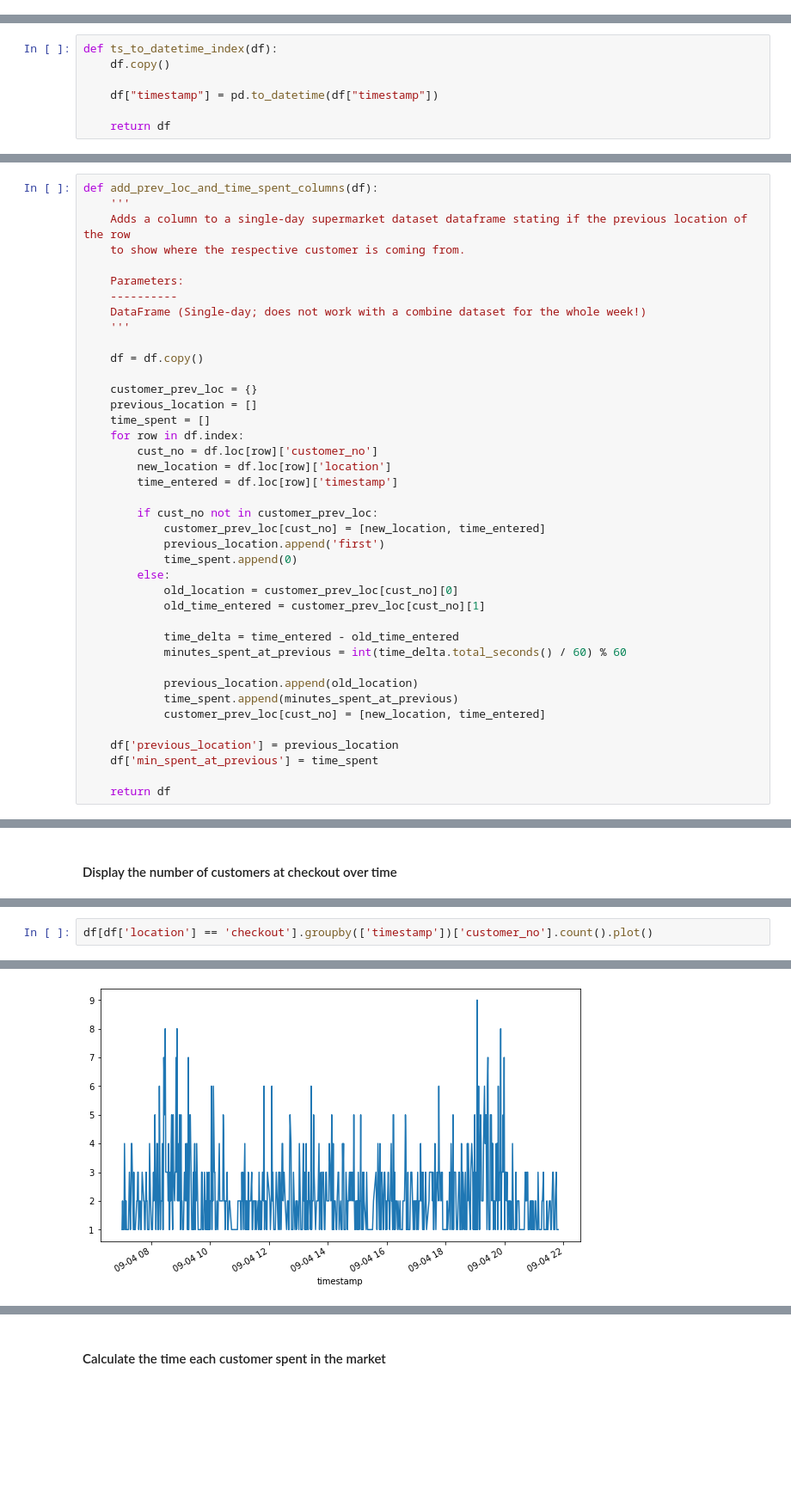
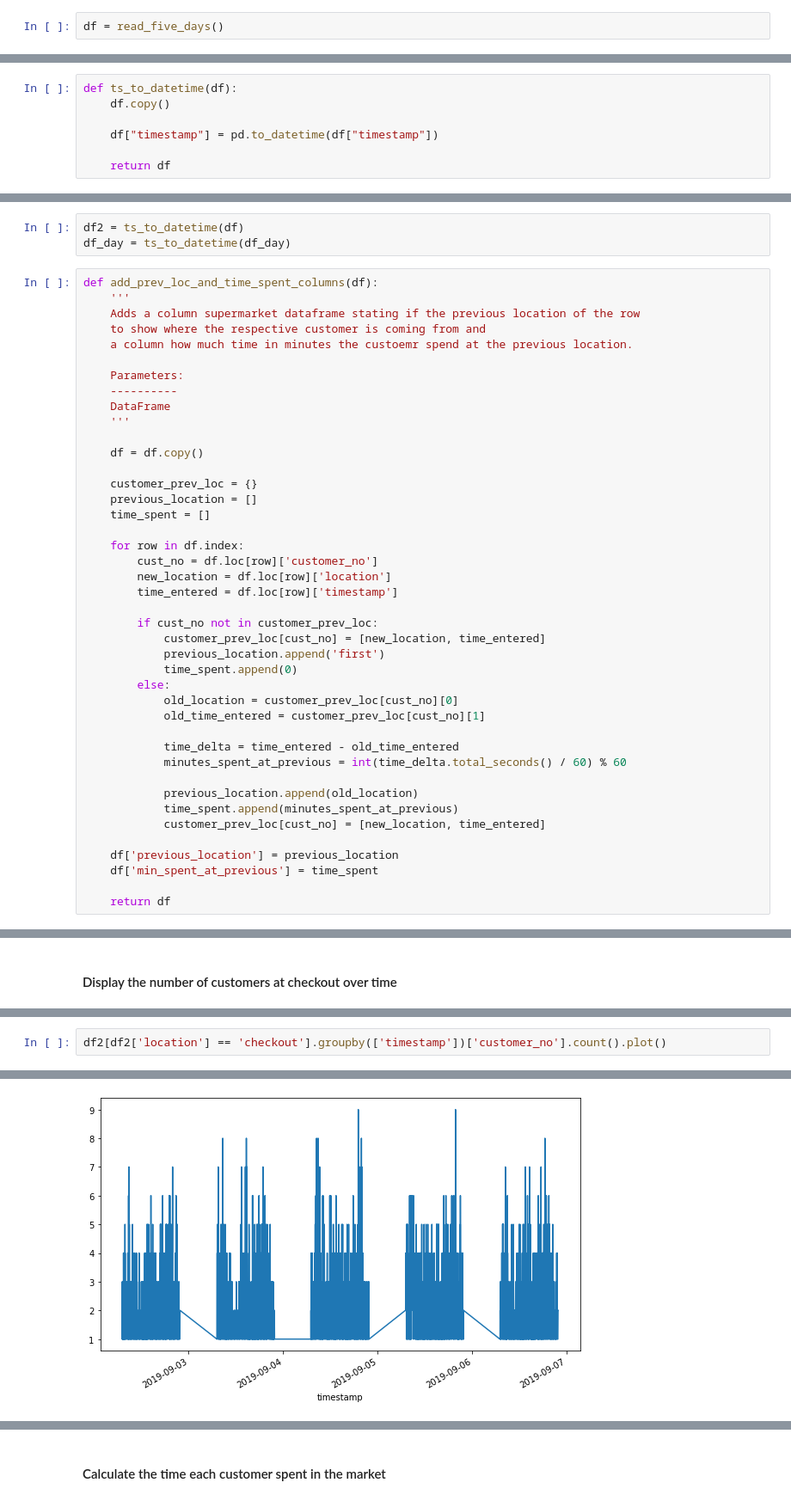
Before and after one commit to madinamarat/SpicedSimulationTribe, a Jupyter notebook: Data_Exploration_on_Wednesday.ipynb, the cells around one changed output, grey strips where cells are left out. Shown at 86% size. Cells and saved outputs as stored; diff of their text form; blank space fills up the shorter version.

Commit message:
Data exploration now mostly for full dataset, especially the revenue per location calculation at the bottom of the notebook.

```diff
--- a/Data_Exploration_on_Wednesday.ipynb
+++ b/Data_Exploration_on_Wednesday.ipynb
@@ -17,3 +40,5 @@ df = pd.read_csv('data/wednesday.csv', delimiter=';')
+# %%
+df = read_five_days()
 # %%
 df.head()
 # %% [output]
@@ -43,5 +68,5 @@ memory usage: 118.5+ KB
 # %%
-def ts_to_datetime_index(df):
+def ts_to_datetime(df):
     df.copy()
 
     df["timestamp"] = pd.to_datetime(df["timestamp"])
@@ -52,12 +75,16 @@ df2 = ts_to_datetime_index(df)
+# %%
+df2 = ts_to_datetime(df)
+df_day = ts_to_datetime(df_day)
 # %%
 def add_prev_loc_and_time_spent_columns(df):
     '''
-    Adds a column to a single-day supermarket dataset dataframe stating if the previous location of the row
-    to show where the respective customer is coming from.
+    Adds a column supermarket dataframe stating if the previous location of the row
+    to show where the respective customer is coming from and
+    a column how much time in minutes the custoemr spend at the previous location.
 
     Parameters:
     ----------
-    DataFrame (Single-day; does not work with a combine dataset for the whole week!)
+    DataFrame
     '''
 
     df = df.copy()
@@ -65,6 +92,7 @@ def add_prev_loc_and_time_spent_columns(df):
     customer_prev_loc = {}
     previous_location = []
     time_spent = []
+
     for row in df.index:
         cust_no = df.loc[row]['customer_no']
         new_location = df.loc[row]['location']
@@ -149,5 +179,5 @@ Name: customer_no, Length: 699, dtype: int64
 # %%
-df[df['location'] == 'checkout'].groupby(['timestamp'])['customer_no'].count().plot()
+df2[df2['location'] == 'checkout'].groupby(['timestamp'])['customer_no'].count().plot()
 # %% [output]
 <matplotlib.axes._subplots.AxesSubplot at 0x...>
-[figure, old version]
+[figure, new version]
```
Also changed, not shown: parts of 31 cells of this notebook.
